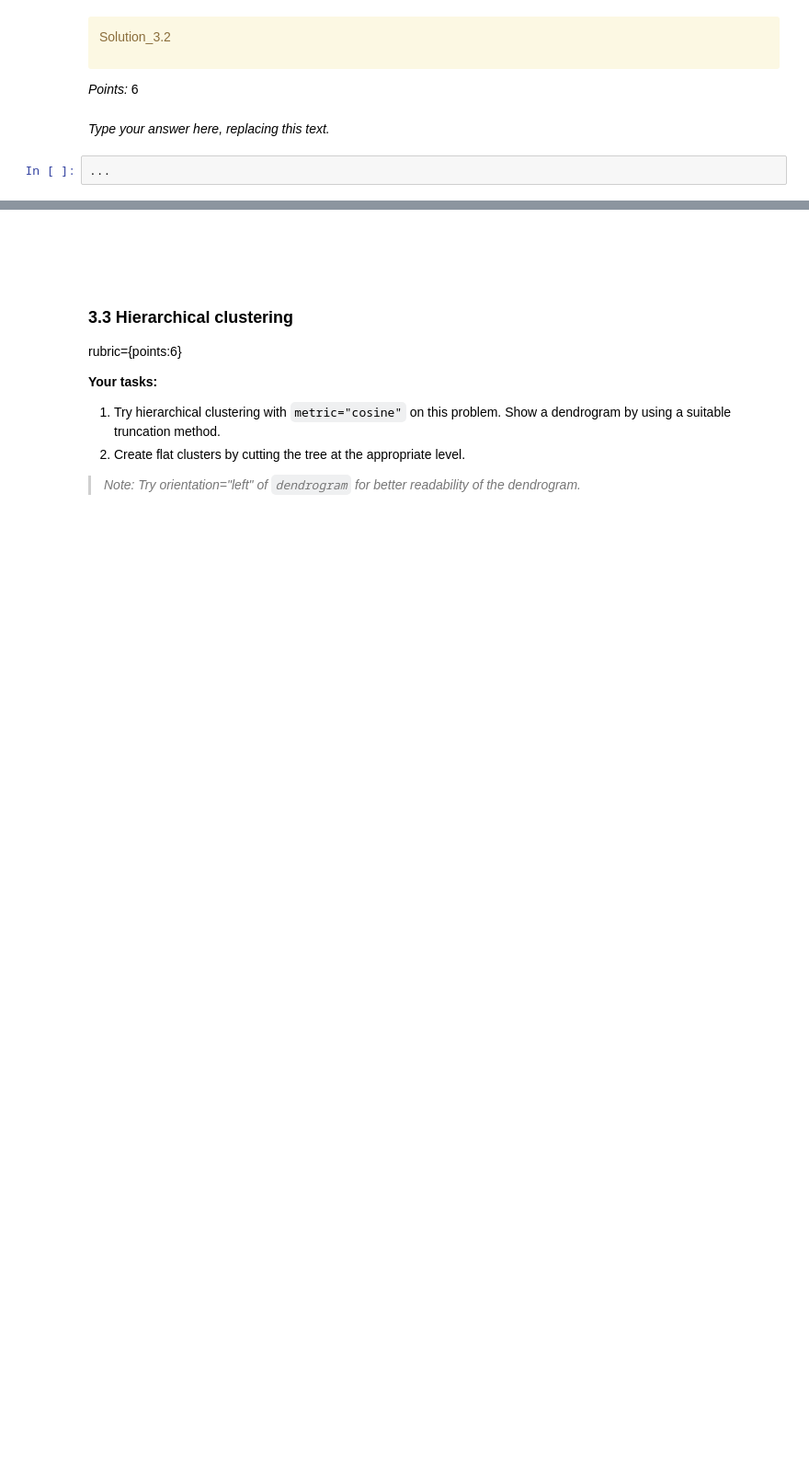
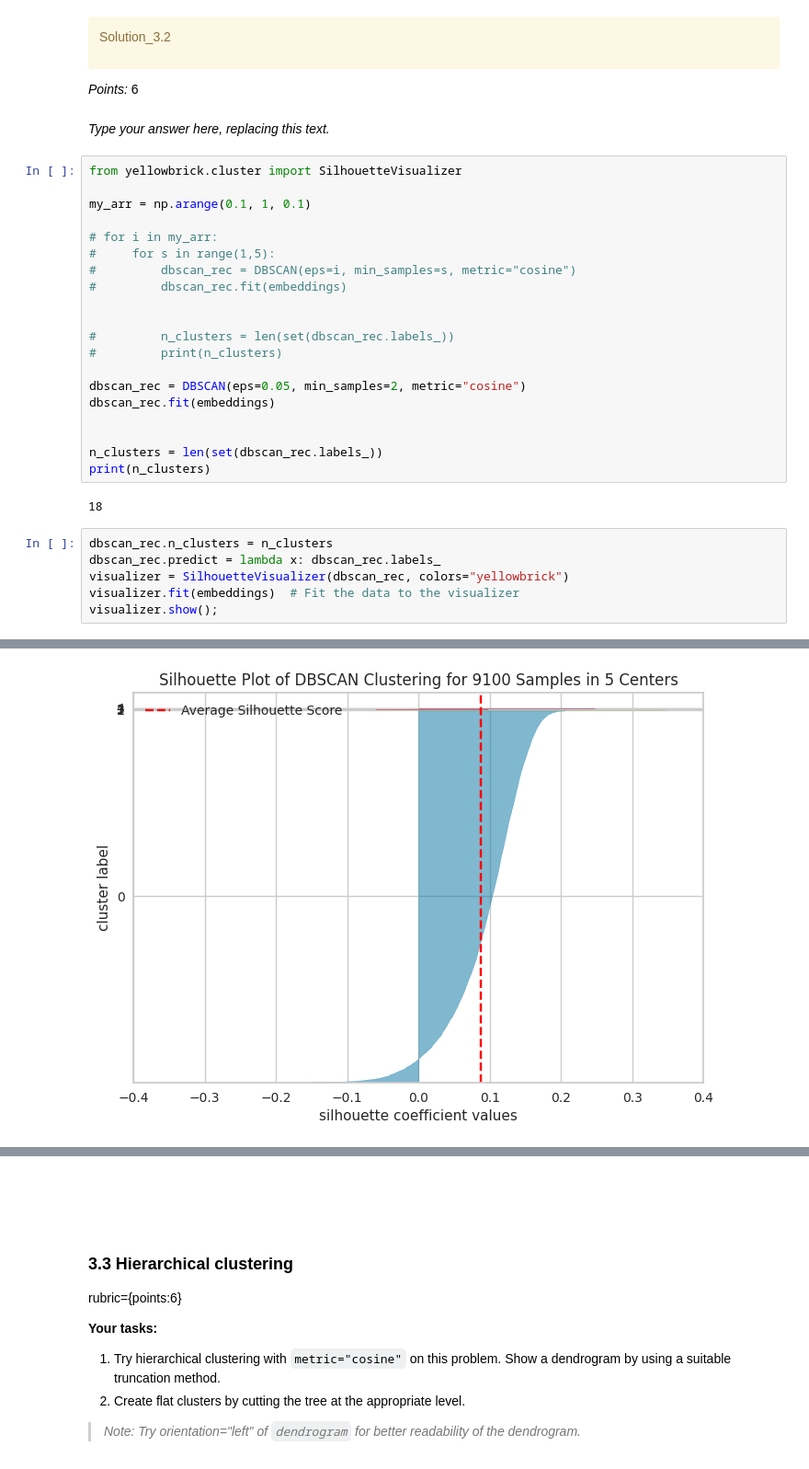
Before and after one commit to Dilu-Bilu/cs330-hw6, a Jupyter notebook: hw6.ipynb, the cells around one changed output, grey strips where cells are left out. Shown at 92% size. Cells and saved outputs as stored; diff of their text form; blank space fills up the shorter version.

```diff
--- a/hw6.ipynb
+++ b/hw6.ipynb
@@ -875,5 +932,32 @@ Solution_3.2
 _Points:_ 6
 # %% [markdown]
 _Type your answer here, replacing this text._
-# %%
-...
+# %%
+from yellowbrick.cluster import SilhouetteVisualizer
+
+my_arr = np.arange(0.1, 1, 0.1)
+
+# for i in my_arr:
+#     for s in range(1,5):
+#         dbscan_rec = DBSCAN(eps=i, min_samples=s, metric="cosine")
+#         dbscan_rec.fit(embeddings)
+
+
+#         n_clusters = len(set(dbscan_rec.labels_))
+#         print(n_clusters)
+
+dbscan_rec = DBSCAN(eps=0.05, min_samples=2, metric="cosine")
+dbscan_rec.fit(embeddings)
+
+
+n_clusters = len(set(dbscan_rec.labels_))
+print(n_clusters)
+# %% [output]
+18
+# %%
+dbscan_rec.n_clusters = n_clusters
+dbscan_rec.predict = lambda x: dbscan_rec.labels_
+visualizer = SilhouetteVisualizer(dbscan_rec, colors="yellowbrick")
+visualizer.fit(embeddings)  # Fit the data to the visualizer
+visualizer.show();
+# %% [output]
@@ -879,0 +981 @@ _Type your answer here, replacing this text._
+[figure, added]
```
Also changed, not shown: parts of 15 cells of this notebook, 1 other file.
